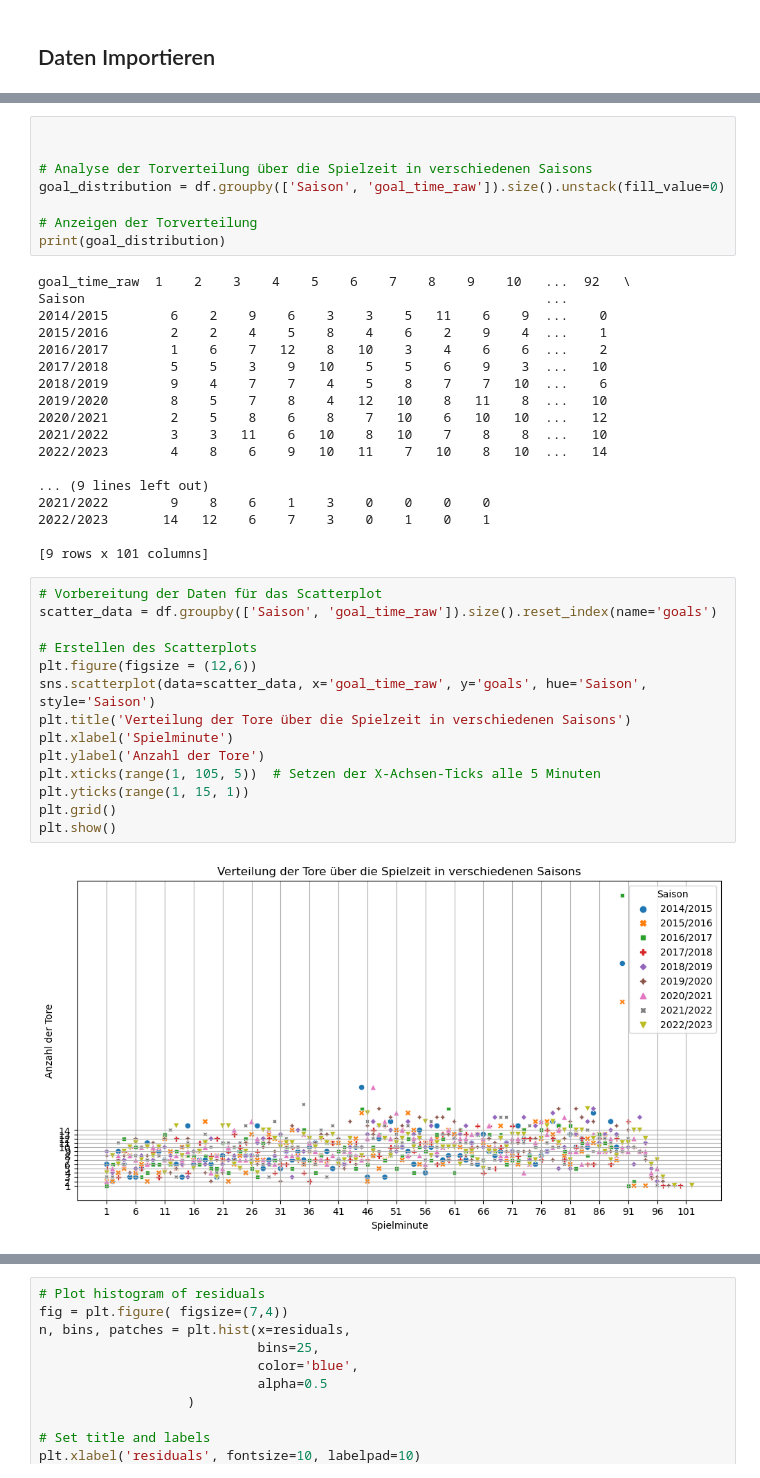
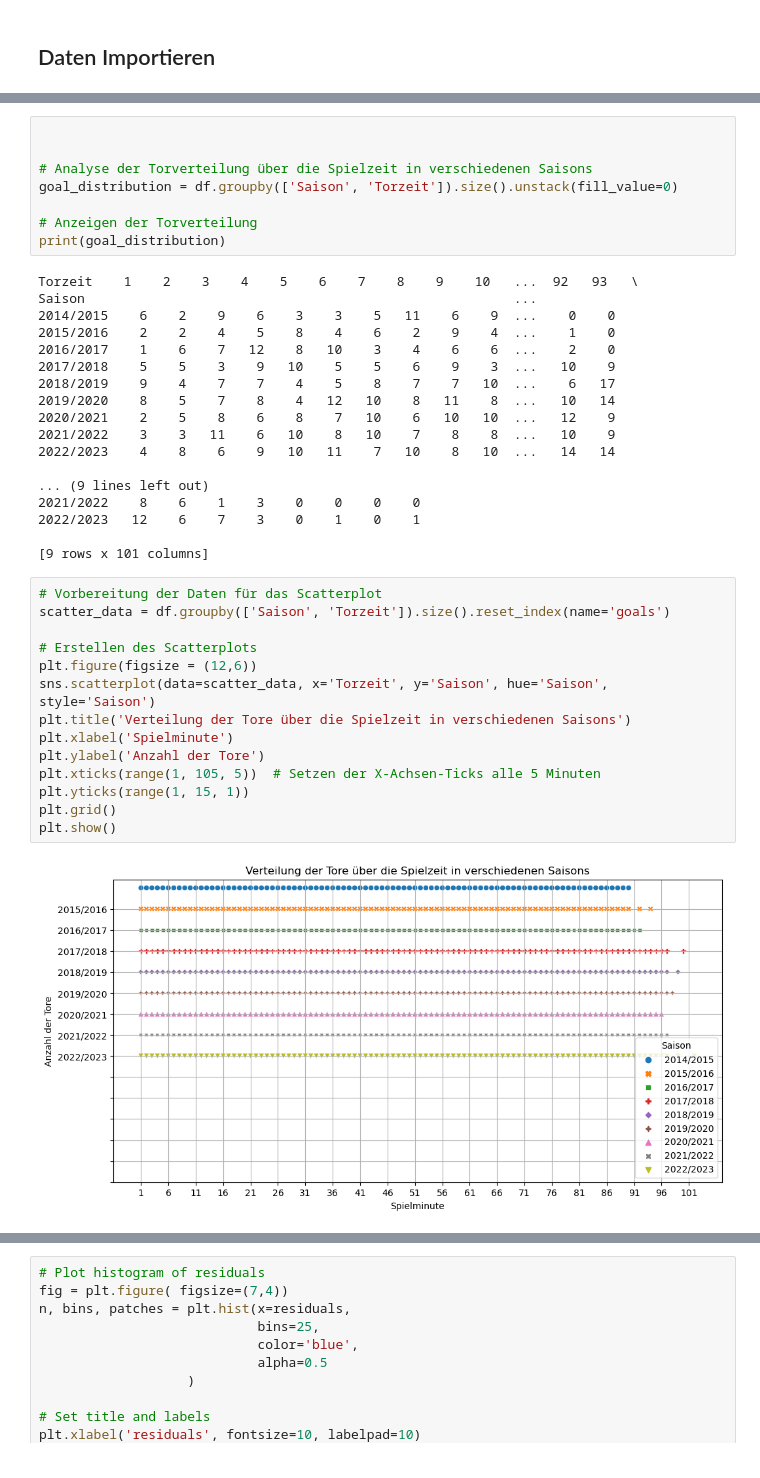
Before and after one commit to lederyou/Fussballdaten, a Jupyter notebook: Bundesliga/Bundesliga_Analyse.ipynb, the cells around one changed output, grey strips where cells are left out. Cells and saved outputs as stored; diff of their text form.

```diff
--- a/Bundesliga/Bundesliga_Analyse.ipynb
+++ b/Bundesliga/Bundesliga_Analyse.ipynb
@@ -24,44 +24,44 @@ df.head()
 
 
 # Analyse der Torverteilung über die Spielzeit in verschiedenen Saisons
-goal_distribution = df.groupby(['Saison', 'goal_time_raw']).size().unstack(fill_value=0)
+goal_distribution = df.groupby(['Saison', 'Torzeit']).size().unstack(fill_value=0)
 
 # Anzeigen der Torverteilung
 print(goal_distribution)
 # %% [output]
-goal_time_raw  1    2    3    4    5    6    7    8    9    10   ...  92   \
-Saison                                                           ...
-2014/2015        6    2    9    6    3    3    5   11    6    9  ...    0
-2015/2016        2    2    4    5    8    4    6    2    9    4  ...    1
-2016/2017        1    6    7   12    8   10    3    4    6    6  ...    2
-2017/2018        5    5    3    9   10    5    5    6    9    3  ...   10
-2018/2019        9    4    7    7    4    5    8    7    7   10  ...    6
-2019/2020        8    5    7    8    4   12   10    8   11    8  ...   10
-2020/2021        2    5    8    6    8    7   10    6   10   10  ...   12
-2021/2022        3    3   11    6   10    8   10    7    8    8  ...   10
-2022/2023        4    8    6    9   10   11    7   10    8   10  ...   14
+Torzeit    1    2    3    4    5    6    7    8    9    10   ...  92   93   \
+Saison                                                       ...
+2014/2015    6    2    9    6    3    3    5   11    6    9  ...    0    0
+2015/2016    2    2    4    5    8    4    6    2    9    4  ...    1    0
+2016/2017    1    6    7   12    8   10    3    4    6    6  ...    2    0
+2017/2018    5    5    3    9   10    5    5    6    9    3  ...   10    9
+2018/2019    9    4    7    7    4    5    8    7    7   10  ...    6   17
+2019/2020    8    5    7    8    4   12   10    8   11    8  ...   10   14
+2020/2021    2    5    8    6    8    7   10    6   10   10  ...   12    9
+2021/2022    3    3   11    6   10    8   10    7    8    8  ...   10    9
+2022/2023    4    8    6    9   10   11    7   10    8   10  ...   14   14
 
 ... (9 lines left out)
-2021/2022        9    8    6    1    3    0    0    0    0
-2022/2023       14   12    6    7    3    0    1    0    1
+2021/2022    8    6    1    3    0    0    0    0
+2022/2023   12    6    7    3    0    1    0    1
 
 [9 rows x 101 columns]
 # %%
 # Vorbereitung der Daten für das Scatterplot
-scatter_data = df.groupby(['Saison', 'goal_time_raw']).size().reset_index(name='goals')
+scatter_data = df.groupby(['Saison', 'Torzeit']).size().reset_index(name='goals')
 
 # Erstellen des Scatterplots
 plt.figure(figsize = (12,6))
-sns.scatterplot(data=scatter_data, x='goal_time_raw', y='goals', hue='Saison', style='Saison')
+sns.scatterplot(data=scatter_data, x='Torzeit', y='Saison', hue='Saison', style='Saison')
 plt.title('Verteilung der Tore über die Spielzeit in verschiedenen Saisons')
 plt.xlabel('Spielminute')
 plt.ylabel('Anzahl der Tore')
 plt.xticks(range(1, 105, 5))  # Setzen der X-Achsen-Ticks alle 5 Minuten
 plt.yticks(range(1, 15, 1))
 plt.grid()
 plt.show()
 # %% [output]
-[figure, old version]
+[figure, new version]
 # %%
 # Erstellen der Boxplots für jede Saison
 plt.figure(figsize=(12, 8))
```
Also changed, not shown: parts of 3 cells of this notebook, 4 other files.
